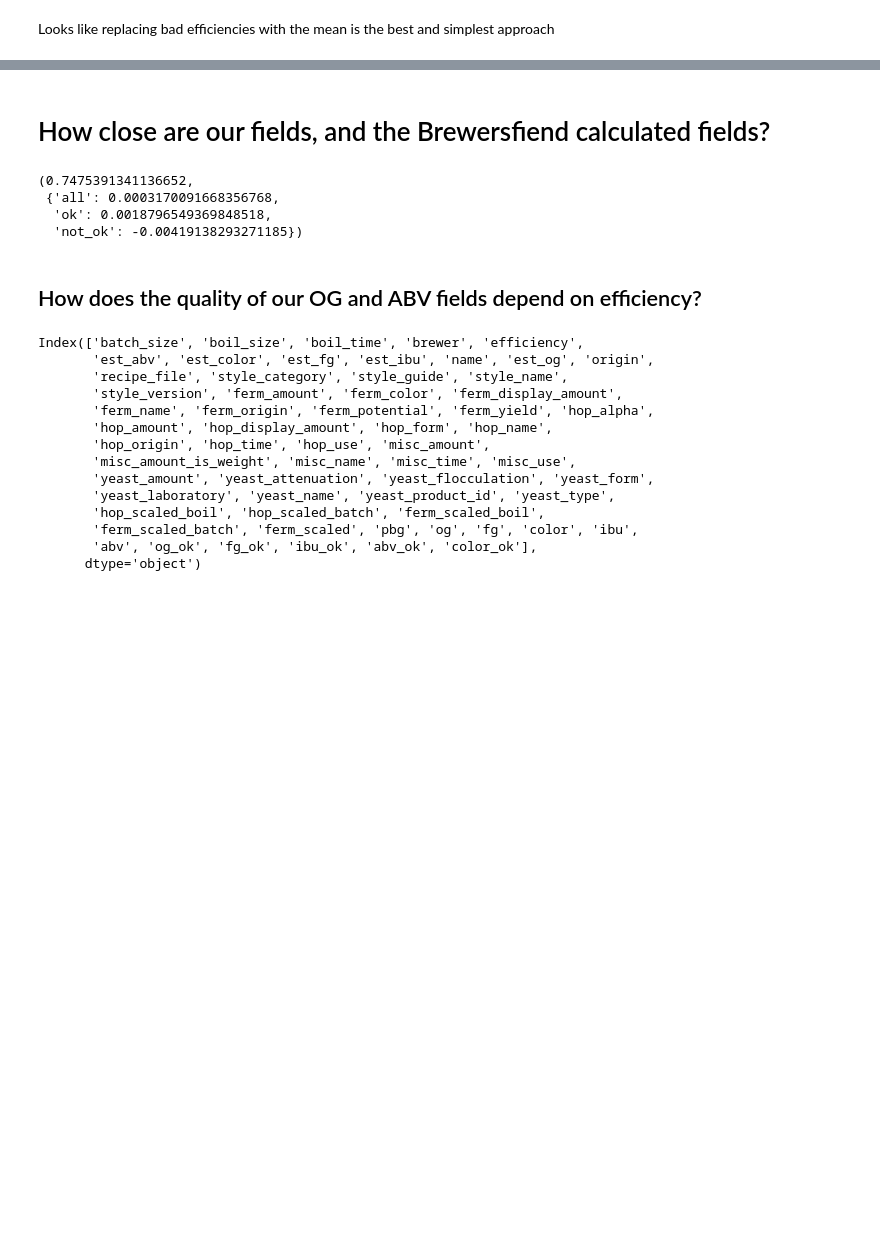
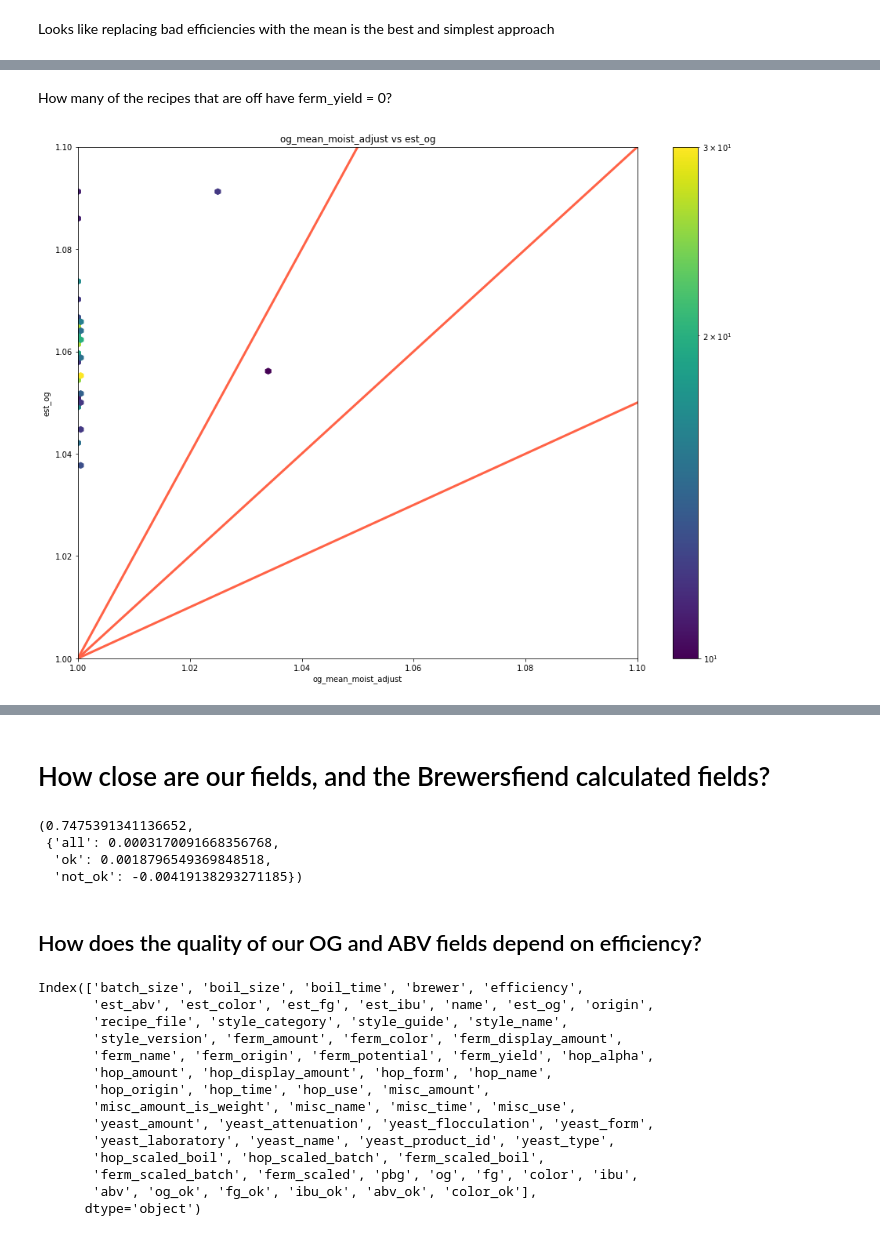
Before and after one commit to rmwoods/beer.ai, a Jupyter notebook: beer.ai/Utils_Troubleshooting.ipynb, the cells around one changed output, grey strips where cells are left out. Drawn from its saved outputs; the diff is of its cells as text; code cells hidden in the pictures; blank space fills up the shorter version.

```diff
--- a/beer.ai/Utils_Troubleshooting.ipynb
+++ b/beer.ai/Utils_Troubleshooting.ipynb
@@ -218,0 +225,2 @@ Looks like replacing bad efficiencies with the mean is the best and simplest app
+# %%
+df["og_mean_moist_adjust"] = gravity_og_test(df, "eff_mean", 0.96)
@@ -218,0 +236,23 @@ Looks like replacing bad efficiencies with the mean is the best and simplest app
+# %% [markdown]
+How many of the recipes that are off have ferm_yield = 0?
+# %%
+df_zero_yield = df[(df["ferm_yield"] == 0) & (df["ferm_name"] != "rice hulls") ]
+col_test = "og_mean_moist_adjust"
+
+value_min = 1.0
+value_max = 1.1
+fig = plt.figure(figsize=[16,12])
+ax = fig.add_subplot(111)
+ax.set_title(f"{col_test} vs est_og")
+colormap = ax.hexbin(df_zero_yield[col_test].values, df_zero_yield["est_og"].values, extent=[value_min, value_max, value_min, value_max], mincnt=10, norm=LogNorm())
+ax.plot([1, 2], [1, 3], color="tomato", lw=3)
+ax.plot([1, 2], [1, 2], color="tomato", lw=3)
+ax.plot([1, 2], [1, 1.5], color="tomato", lw=3)
+ax.set_xlim([value_min, value_max])
+ax.set_ylim([value_min, value_max])
+ax.set_xlabel(col_test)
+ax.set_ylabel("est_og")
+fig.colorbar(colormap)
+plt.show()
+# %% [output]
+[figure, added]
```
Also changed, not shown: parts of 15 cells of this notebook.
